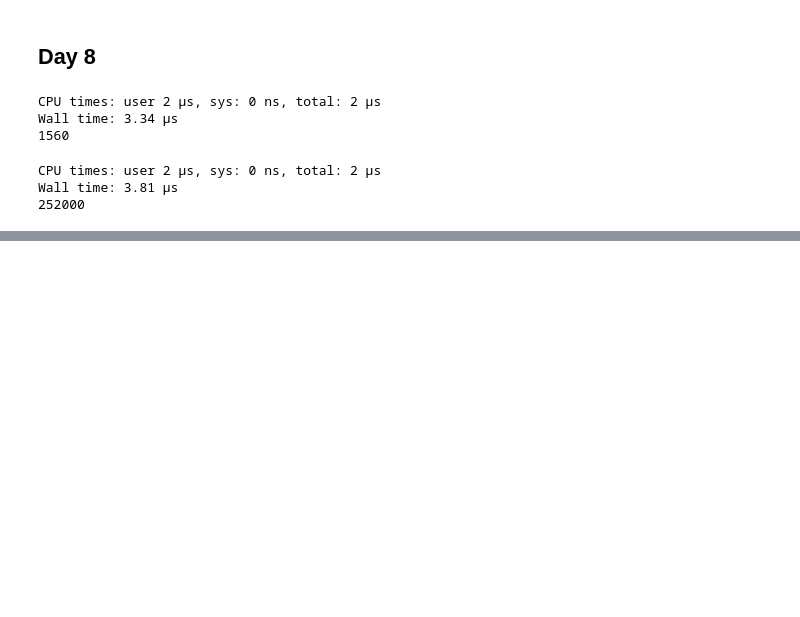
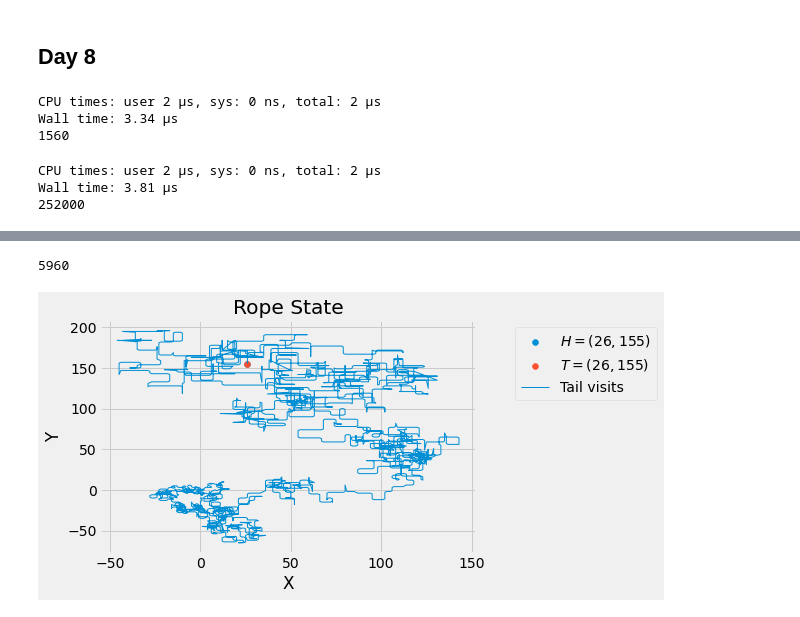
Before and after one commit to lgabs/advent-of-code, a Jupyter notebook: 2022/Advent of Code 2022.ipynb, the cells around one changed output, grey strips where cells are left out. Cells and saved outputs as stored; diff of their text form; code cells hidden in the pictures; blank space fills up the shorter version.

```diff
--- a/2022/Advent of Code 2022.ipynb
+++ b/2022/Advent of Code 2022.ipynb
@@ -511,0 +592,5 @@ Wall time: 3.81 µs
+# %%
+day9_1(5960)
+# %% [output]
+5960
+[figure, added]
```
Also changed, not shown: parts of 8 cells of this notebook, 1 other file.
